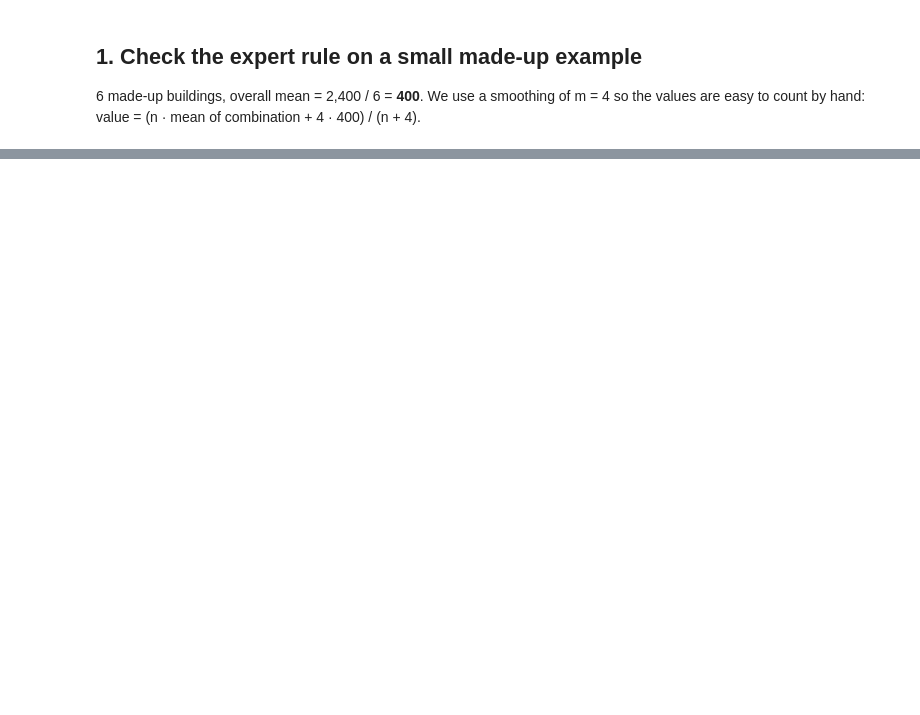
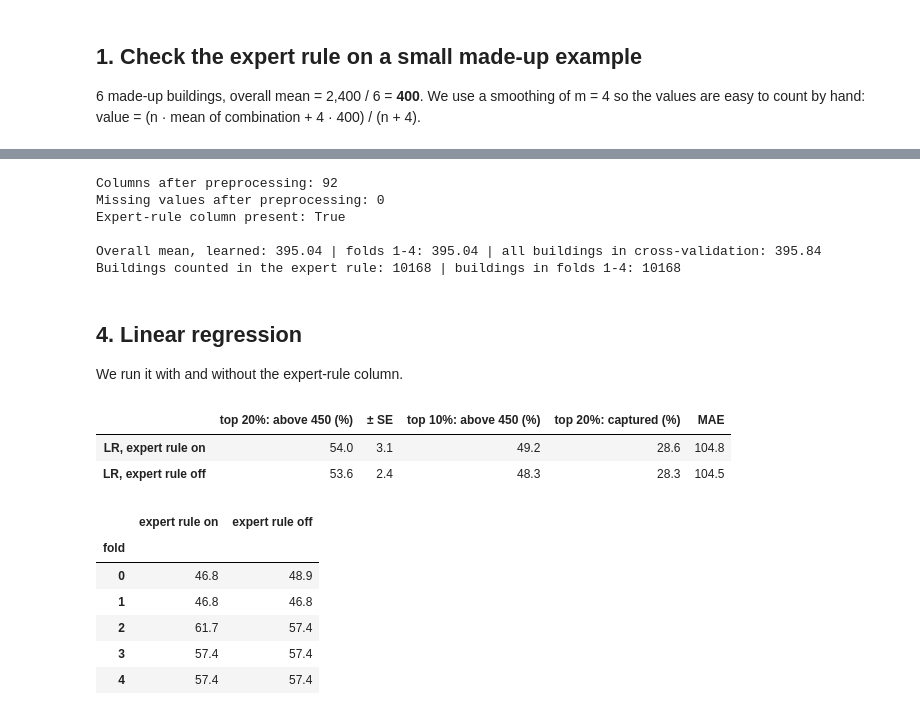
Before and after one commit to lydiasolomonn/dsf_project, a Jupyter notebook: code/02_estimate.ipynb, the cells around one changed output, grey strips where cells are left out. Cells and saved outputs as stored; diff of their text form; code cells hidden in the pictures; blank space fills up the shorter version.

```diff
--- a/code/02_estimate.ipynb
+++ b/code/02_estimate.ipynb
@@ -49,0 +114,70 @@ print(ExpertRuleEncoder(smoothing=0).fit(toy_X, toy_y).rule_values_)  # expect A
+# %%
+check_train, check_val = folds != 0, folds == 0
+pipe = build_pipeline(LinearRegression()).fit(X[check_train], y[check_train])
+
+prep = pipe.named_steps["prep"]
+X_val_prep = prep.transform(X[check_val])
+names = prep.get_feature_names_out()
+print("Columns after preprocessing:", X_val_prep.shape[1])
+print("Missing values after preprocessing:", np.isnan(X_val_prep).sum())   # expect 0
+print("Expert-rule column present:", "expert_rule" in names)               # expect True
+
+# what the expert rule learned must come from folds 1-4 only, not from fold 0 or the test set
+rule = prep.named_transformers_["expert_rule"].named_steps["rule"]
+print()
+print("Overall mean, learned:", round(rule.global_mean_, 2),
+      "| folds 1-4:", round(y[check_train].mean(), 2),
+      "| all buildings in cross-validation:", round(y.mean(), 2))
+print("Buildings counted in the expert rule:", sum(rule.counts_.values()),
+      "| buildings in folds 1-4:", check_train.sum())
+
+assert np.isclose(rule.global_mean_, y[check_train].mean()), "the expert rule did not learn from the training part only"
+assert sum(rule.counts_.values()) == check_train.sum(), "the expert rule counted buildings outside the training part"
+# %% [output]
+Columns after preprocessing: 92
+Missing values after preprocessing: 0
+Expert-rule column present: True
+
+Overall mean, learned: 395.04 | folds 1-4: 395.04 | all buildings in cross-validation: 395.84
+Buildings counted in the expert rule: 10168 | buildings in folds 1-4: 10168
+# %% [markdown]
+## 4. Linear regression
+
+We run it with and without the expert-rule column.
+# %%
+def show(summary, group="houses"):
+    # the main numbers of a summary table in percent, for one group
+    s = summary[summary["group"] == group].iloc[0]
+    return {
+        "top 20%: above 450 (%)": round(s["share_above_top20_mean"] * 100, 1),
+        "± SE": round(s["share_above_top20_se"] * 100, 1),
+        "top 10%: above 450 (%)": round(s["share_above_top10_mean"] * 100, 1),
+        "top 20%: captured (%)": round(s["captured_top20_mean"] * 100, 1),
+        "MAE": round(s["mae_mean"], 1),
+    }
+
+lr = {}
+for expert_rule in [True, False]:
+    per_fold_lr, oof = cross_validate(lambda: build_pipeline(LinearRegression(), expert_rule=expert_rule),
+                                      X, y, is_house, folds)
+    lr[expert_rule] = {"summary": summarize(per_fold_lr), "per_fold": per_fold_lr, "oof": oof}
+
+pd.DataFrame({f"LR, expert rule {'on' if er else 'off'}": show(lr[er]["summary"]) for er in [True, False]}).T
+# %% [output]
+|  | top 20%: above 450 (%) | ± SE | top 10%: above 450 (%) | top 20%: captured (%) | MAE |
+| LR, expert rule on | 54.0 | 3.1 | 49.2 | 28.6 | 104.8 |
+| LR, expert rule off | 53.6 | 2.4 | 48.3 | 28.3 | 104.5 |
+# %%
+# the same per fold, houses only: how much does the measure move between folds?
+pd.DataFrame({
+    f"expert rule {'on' if er else 'off'}": lr[er]["per_fold"].query("group == 'houses'").set_index("fold")["share_above_top20"].mul(100).round(1)
+    for er in [True, False]
+})
+# %% [output]
+|  | expert rule on | expert rule off |
+| fold |  |  |
+| 0 | 46.8 | 48.9 |
+| 1 | 46.8 | 46.8 |
+| 2 | 61.7 | 57.4 |
+| 3 | 57.4 | 57.4 |
+| 4 | 57.4 | 57.4 |
```
Also changed, not shown: parts of 18 cells of this notebook, 10 other files.
